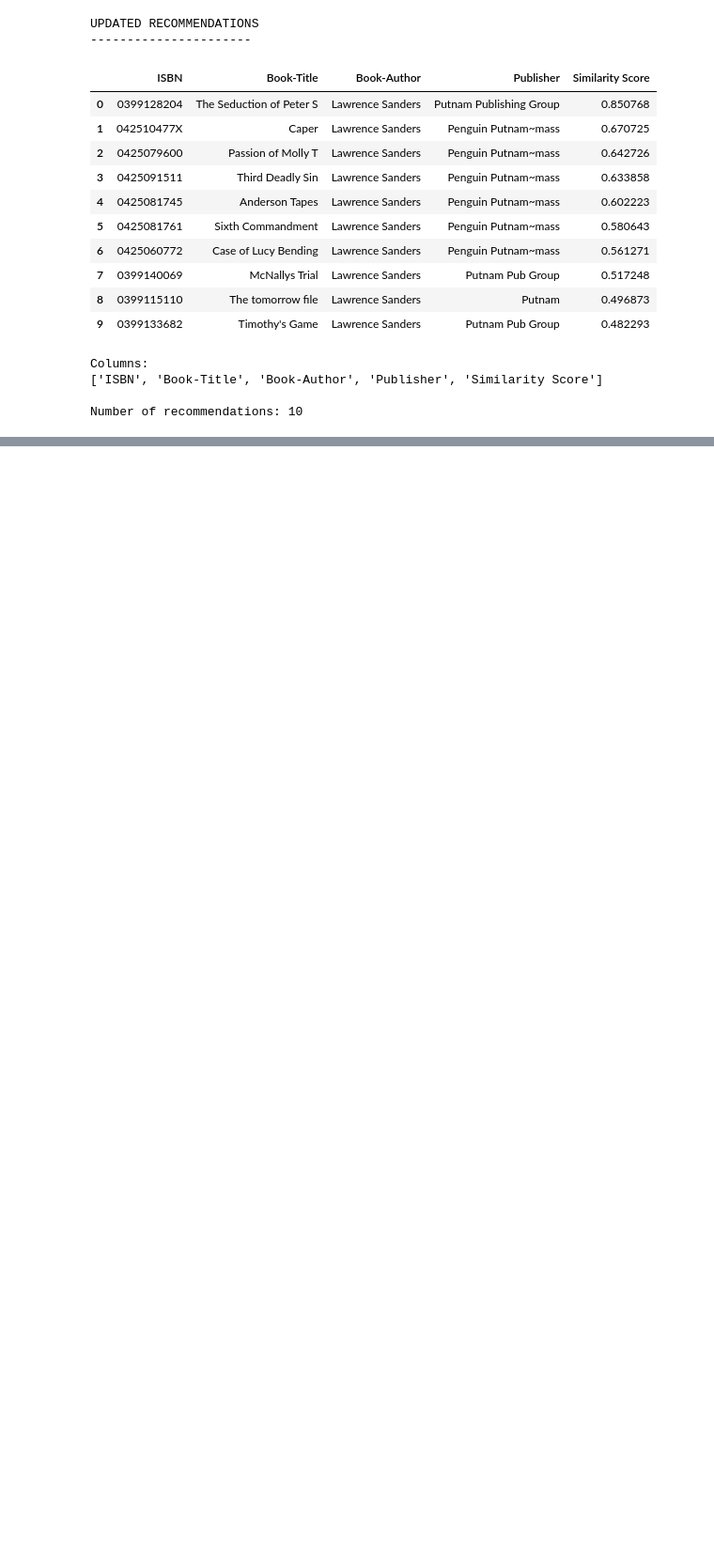
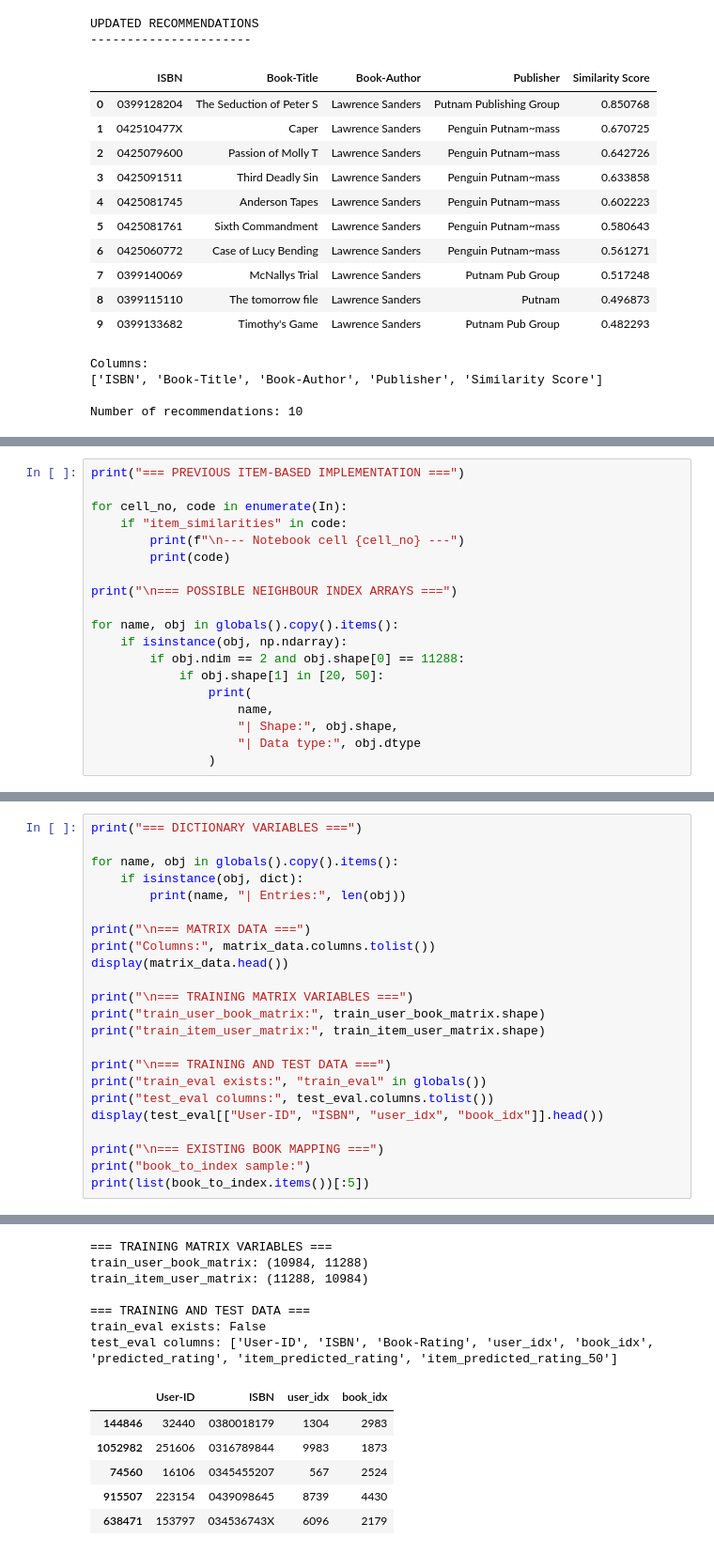
Before and after one commit to nandini10056/Book-recommendation-System, a Jupyter notebook: notebooks/Untitled-1.ipynb, the cells around one changed output, grey strips where cells are left out. Shown at 94% size. Saved outputs shown, nothing was run; the diff lists cells and outputs as text; blank space fills up the shorter version.

```diff
--- a/notebooks/Untitled-1.ipynb
+++ b/notebooks/Untitled-1.ipynb
@@ -4135,0 +4428,19 @@ Number of recommendations: 10
+# %%
+print("=== PREVIOUS ITEM-BASED IMPLEMENTATION ===")
+
+for cell_no, code in enumerate(In):
+    if "item_similarities" in code:
+        print(f"\n--- Notebook cell {cell_no} ---")
+        print(code)
+
+print("\n=== POSSIBLE NEIGHBOUR INDEX ARRAYS ===")
+
+for name, obj in globals().copy().items():
+    if isinstance(obj, np.ndarray):
+        if obj.ndim == 2 and obj.shape[0] == 11288:
+            if obj.shape[1] in [20, 50]:
+                print(
+                    name,
+                    "| Shape:", obj.shape,
+                    "| Data type:", obj.dtype
+                )
@@ -4135,0 +5288,24 @@ Number of recommendations: 10
+# %%
+print("=== DICTIONARY VARIABLES ===")
+
+for name, obj in globals().copy().items():
+    if isinstance(obj, dict):
+        print(name, "| Entries:", len(obj))
+
+print("\n=== MATRIX DATA ===")
+print("Columns:", matrix_data.columns.tolist())
+display(matrix_data.head())
+
+print("\n=== TRAINING MATRIX VARIABLES ===")
+print("train_user_book_matrix:", train_user_book_matrix.shape)
+print("train_item_user_matrix:", train_item_user_matrix.shape)
+
+print("\n=== TRAINING AND TEST DATA ===")
+print("train_eval exists:", "train_eval" in globals())
+print("test_eval columns:", test_eval.columns.tolist())
+display(test_eval[["User-ID", "ISBN", "user_idx", "book_idx"]].head())
+
+print("\n=== EXISTING BOOK MAPPING ===")
+print("book_to_index sample:")
+print(list(book_to_index.items())[:5])
+# %% [output]
@@ -4135,0 +5336,13 @@ Number of recommendations: 10
+=== TRAINING MATRIX VARIABLES ===
+train_user_book_matrix: (10984, 11288)
+train_item_user_matrix: (11288, 10984)
+
+=== TRAINING AND TEST DATA ===
+train_eval exists: False
+test_eval columns: ['User-ID', 'ISBN', 'Book-Rating', 'user_idx', 'book_idx', 'predicted_rating', 'item_predicted_rating', 'item_predicted_rating_50']
+|  | User-ID | ISBN | user_idx | book_idx |
+| 144846 | 32440 | 0380018179 | 1304 | 2983 |
+| 1052982 | 251606 | 0316789844 | 9983 | 1873 |
+| 74560 | 16106 | 0345455207 | 567 | 2524 |
+| 915507 | 223154 | 0439098645 | 8739 | 4430 |
+| 638471 | 153797 | 034536743X | 6096 | 2179 |
```
Also changed, not shown: parts of 38 cells of this notebook, 2 other files.
